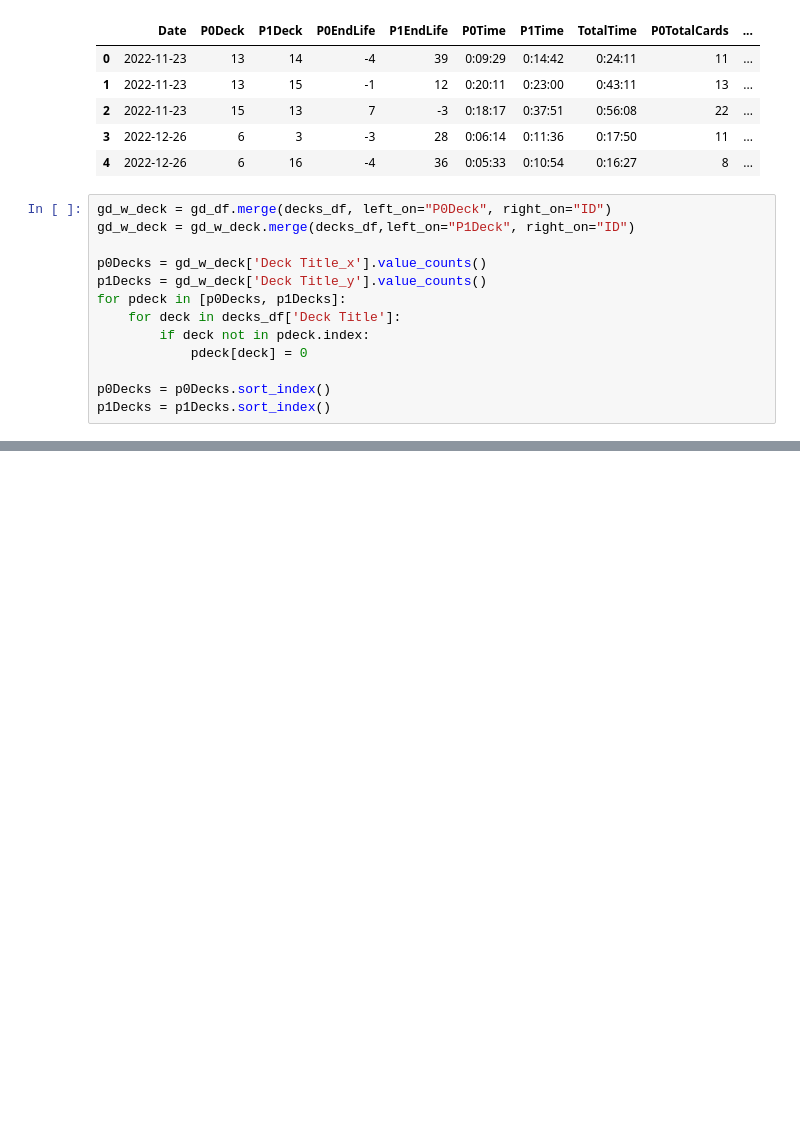
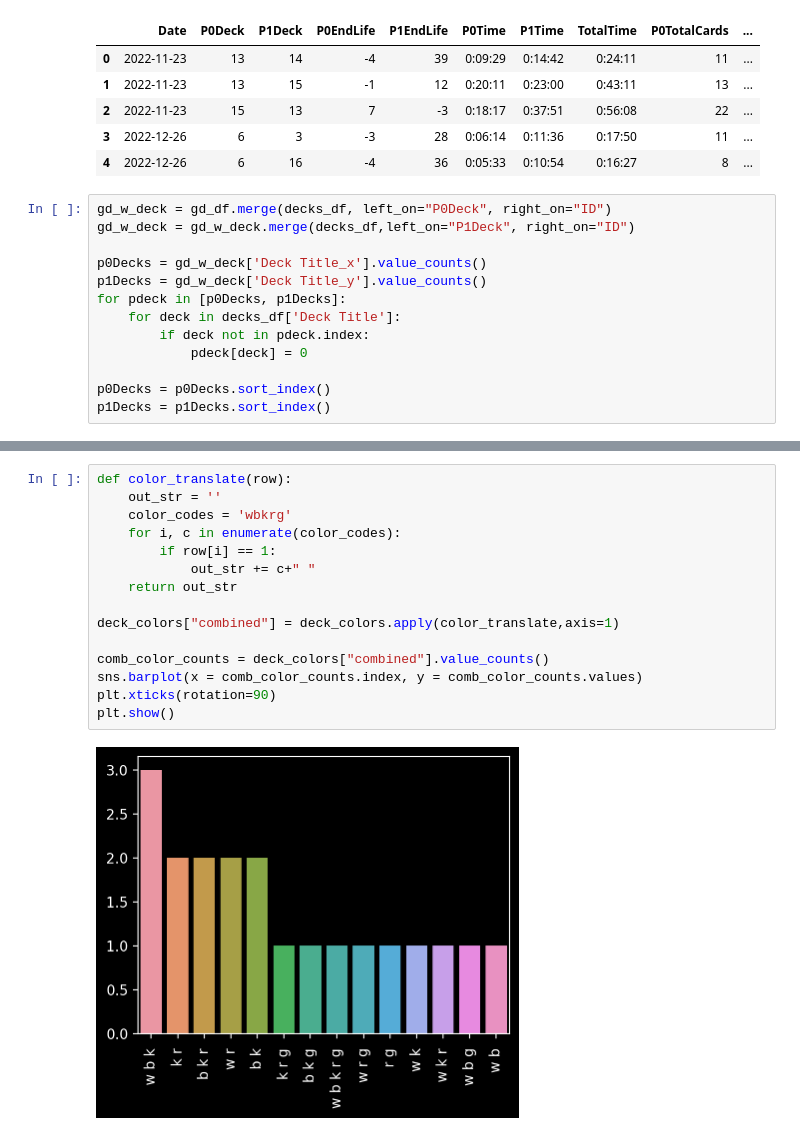
Before and after one commit to amcclead7336/MTG_GameData, a Jupyter notebook: DAX.ipynb, the cells around one changed output, grey strips where cells are left out. Saved outputs shown, nothing was run; the diff lists cells and outputs as text; blank space fills up the shorter version.

```diff
--- a/DAX.ipynb
+++ b/DAX.ipynb
@@ -50,0 +76,17 @@ plt.show()
+# %%
+def color_translate(row):
+    out_str = ''
+    color_codes = 'wbkrg'
+    for i, c in enumerate(color_codes):
+        if row[i] == 1:
+            out_str += c+" "
+    return out_str
+
+deck_colors["combined"] = deck_colors.apply(color_translate,axis=1)
+
+comb_color_counts = deck_colors["combined"].value_counts()
+sns.barplot(x = comb_color_counts.index, y = comb_color_counts.values)
+plt.xticks(rotation=90)
+plt.show()
+# %% [output]
+[figure, added]
```
Also changed, not shown: parts of 4 cells of this notebook.
